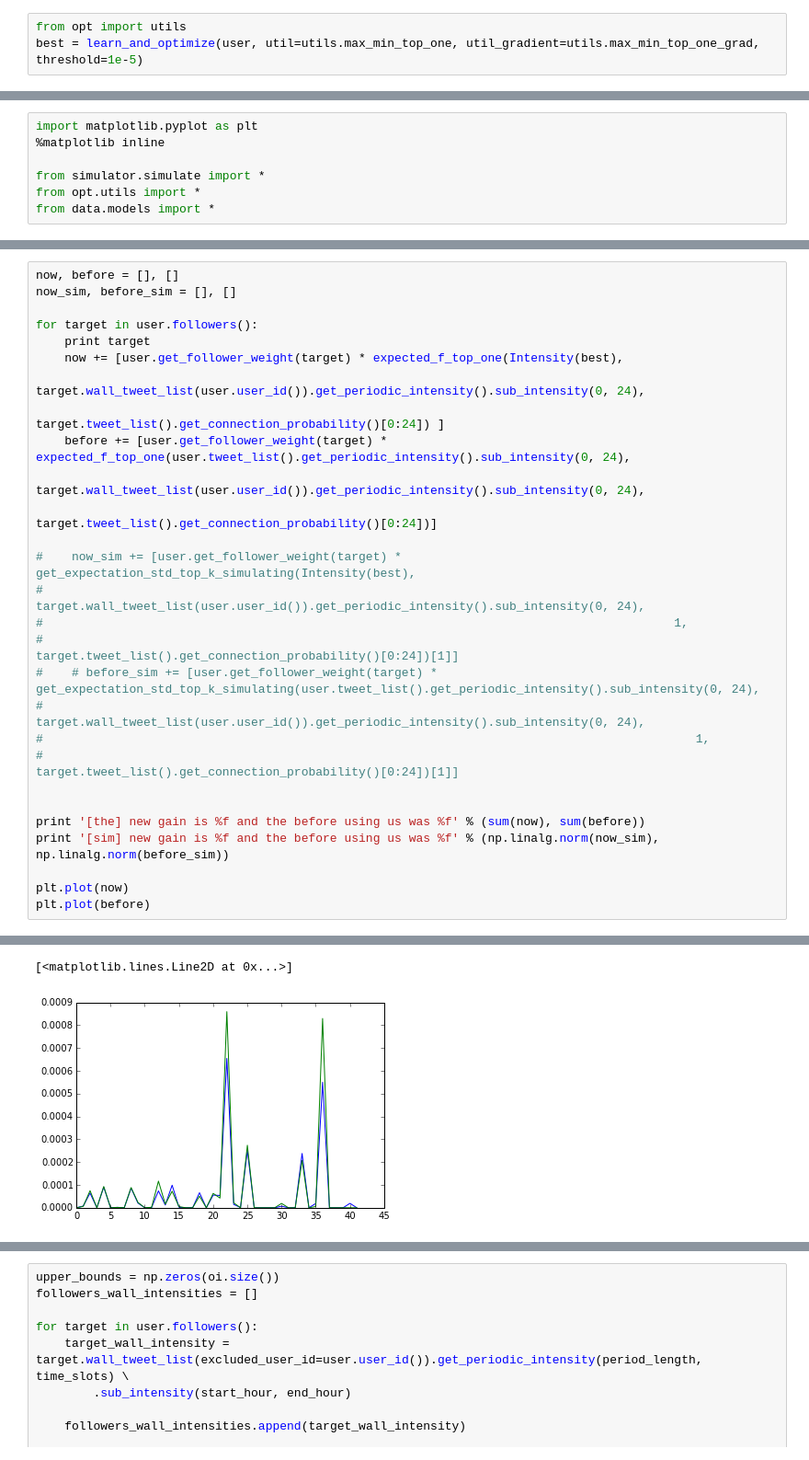
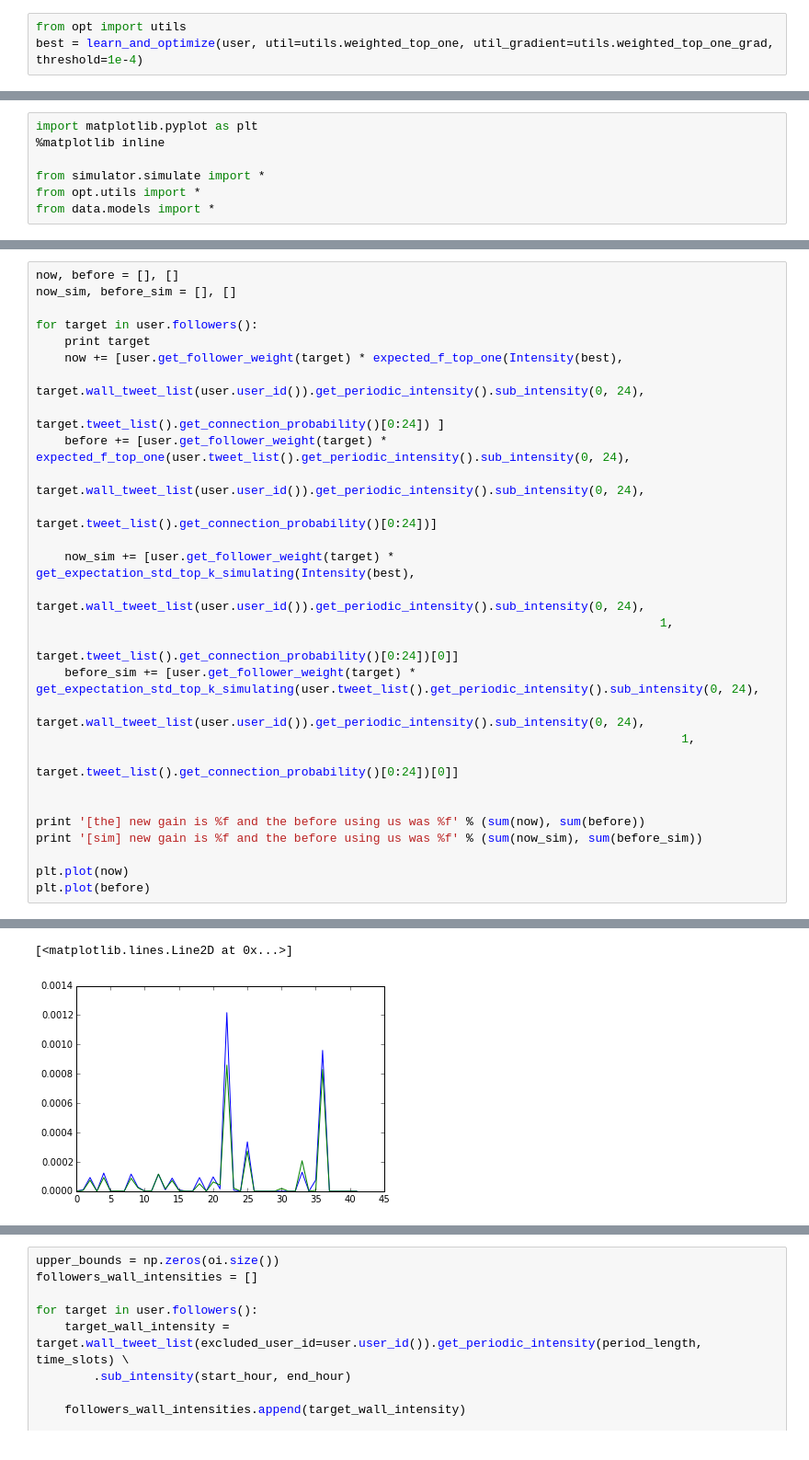
Before and after one commit to Networks-Learning/broadcast_ref, a Jupyter notebook: runner/Plotie.ipynb, the cells around one changed output, grey strips where cells are left out. Shown: that part at 92% size. Saved outputs shown, nothing was run; the diff lists cells and outputs as text.

Commit message:
little changes in TweetList and simulator

```diff
--- a/runner/Plotie.ipynb
+++ b/runner/Plotie.ipynb
@@ -34,6 +36,6 @@ Dropped user 67483934, because he had 618 followers!
 from opt.optimizer import learn_and_optimize
 # %%
 from opt import utils
-best = learn_and_optimize(user, util=utils.max_min_top_one, util_gradient=utils.max_min_top_one_grad, threshold=1e-5)
+best = learn_and_optimize(user, util=utils.weighted_top_one, util_gradient=utils.weighted_top_one_grad, threshold=1e-4)
 # %% [output]
 fetching wall tweet list for 7467062
@@ -117,18 +123,18 @@ for target in user.followers():
                                                                   target.wall_tweet_list(user.user_id()).get_periodic_intensity().sub_intensity(0, 24),
                                                                   target.tweet_list().get_connection_probability()[0:24])]
 
-#    now_sim += [user.get_follower_weight(target) * get_expectation_std_top_k_simulating(Intensity(best),
-#                                                                                        target.wall_tweet_list(user.user_id()).get_periodic_intensity().sub_intensity(0, 24),
-#                                                                                        1,
-#                                                                                        target.tweet_list().get_connection_probability()[0:24])[1]]
-#    # before_sim += [user.get_follower_weight(target) * get_expectation_std_top_k_simulating(user.tweet_list().get_periodic_intensity().sub_intensity(0, 24),
-#                                                                                           target.wall_tweet_list(user.user_id()).get_periodic_intensity().sub_intensity(0, 24),
-#                                                                                           1,
-#                                                                                           target.tweet_list().get_connection_probability()[0:24])[1]]
+    now_sim += [user.get_follower_weight(target) * get_expectation_std_top_k_simulating(Intensity(best),
+                                                                                       target.wall_tweet_list(user.user_id()).get_periodic_intensity().sub_intensity(0, 24),
+                                                                                       1,
+                                                                                       target.tweet_list().get_connection_probability()[0:24])[0]]
+    before_sim += [user.get_follower_weight(target) * get_expectation_std_top_k_simulating(user.tweet_list().get_periodic_intensity().sub_intensity(0, 24),
+                                                                                          target.wall_tweet_list(user.user_id()).get_periodic_intensity().sub_intensity(0, 24),
+                                                                                          1,
+                                                                                          target.tweet_list().get_connection_probability()[0:24])[0]]
 
 
 print '[the] new gain is %f and the before using us was %f' % (sum(now), sum(before))
-print '[sim] new gain is %f and the before using us was %f' % (np.linalg.norm(now_sim), np.linalg.norm(before_sim))
+print '[sim] new gain is %f and the before using us was %f' % (sum(now_sim), sum(before_sim))
 
 plt.plot(now)
 plt.plot(before)
@@ -153,2 +159,2 @@ User[49308528]
 [<matplotlib.lines.Line2D at 0x...>]
-[figure, old version]
+[figure, new version]
```
Also changed, not shown: parts of 7 cells of this notebook, 6 other files.
